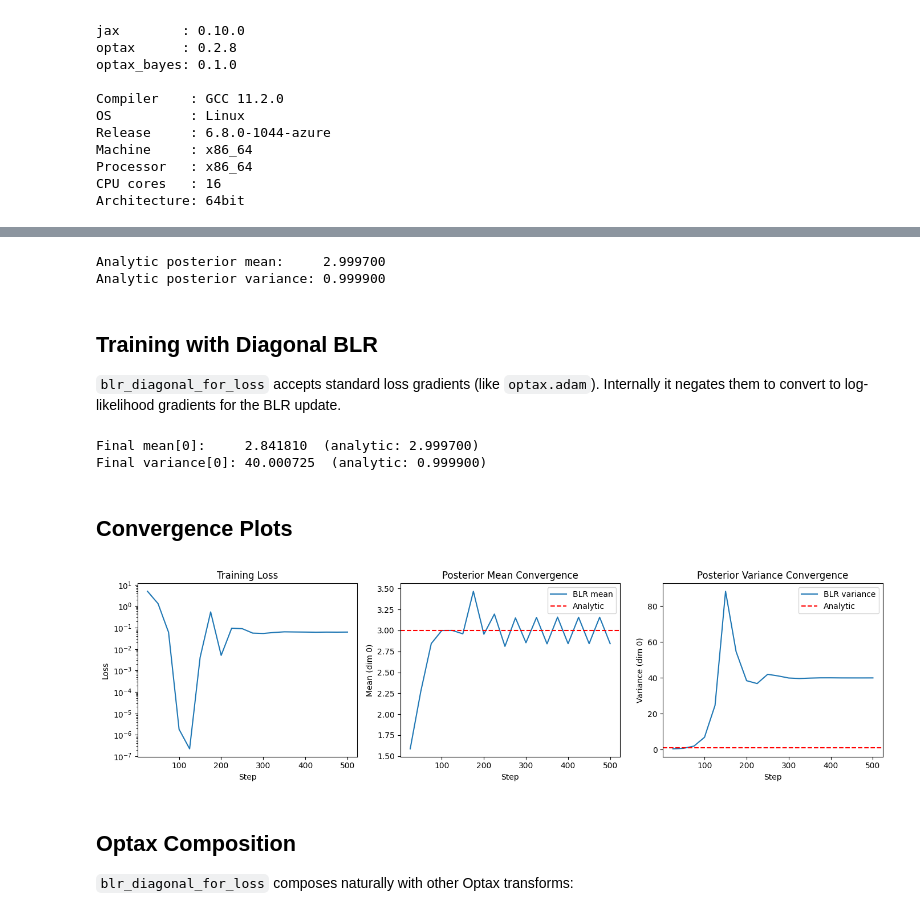
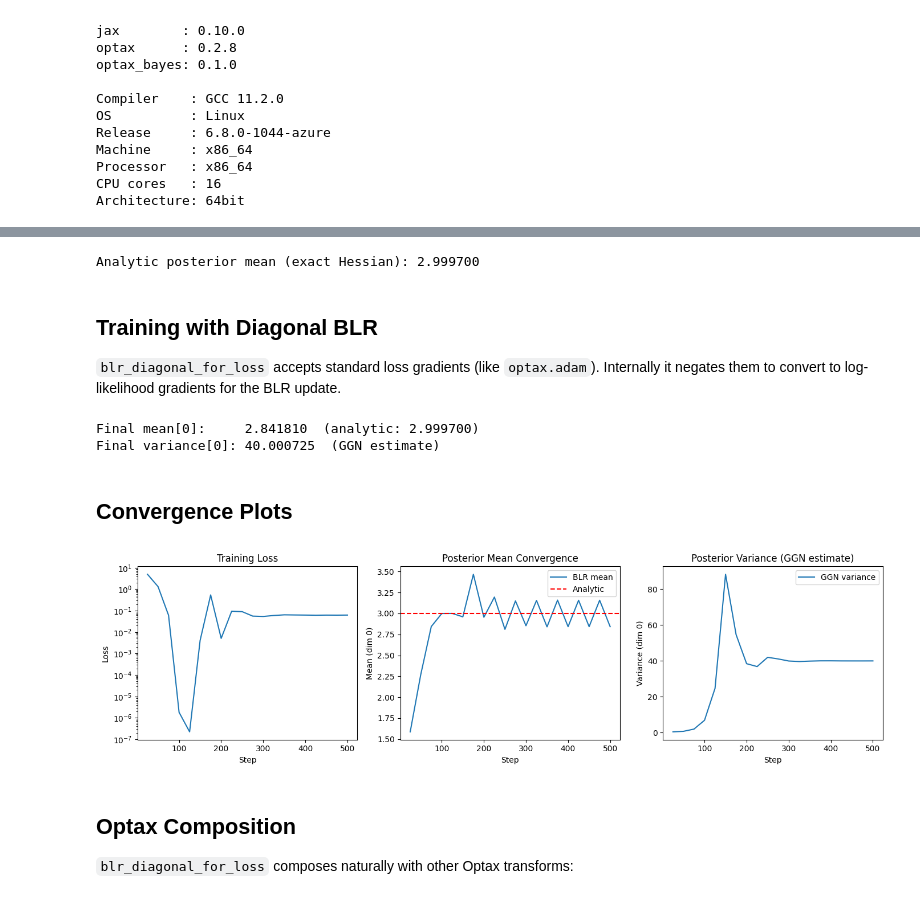
Before and after one commit to jejjohnson/optax_bayes, a Jupyter notebook: docs/notebooks/diagonal_blr_walkthrough.ipynb, the cells around one changed output, grey strips where cells are left out. Drawn from its saved outputs; the diff is of its cells as text; code cells hidden in the pictures.

```diff
--- a/docs/notebooks/diagonal_blr_walkthrough.ipynb
+++ b/docs/notebooks/diagonal_blr_walkthrough.ipynb
@@ -93,18 +93,16 @@ d = 5
 theta_star = jnp.ones(d) * 3.0
 s0 = 1e-4
 
+# Analytic fixed-point assuming the exact Hessian (H = -I).
 analytic_m = theta_star / (1 + s0)
-analytic_v = 1.0 / (1.0 + s0)
 
-print(f"Analytic posterior mean:     {analytic_m[0]:.6f}")
-print(f"Analytic posterior variance: {analytic_v:.6f}")
+print(f"Analytic posterior mean (exact Hessian): {analytic_m[0]:.6f}")
 
 
 def loss_fn(theta):
     return 0.5 * jnp.sum((theta - theta_star) ** 2)
 # %% [output]
-Analytic posterior mean:     2.999700
-Analytic posterior variance: 0.999900
+Analytic posterior mean (exact Hessian): 2.999700
 # %% [markdown]
 ## Training with Diagonal BLR
 
@@ -132,38 +130,37 @@ for i in range(500):
 # Final posterior
 m_final, v_final = get_posterior_diagonal(state)
 print(f"Final mean[0]:     {m_final[0]:.6f}  (analytic: {analytic_m[0]:.6f})")
-print(f"Final variance[0]: {v_final[0]:.6f}  (analytic: {analytic_v:.6f})")
+print(f"Final variance[0]: {v_final[0]:.6f}  (GGN estimate)")
 # %% [output]
 Final mean[0]:     2.841810  (analytic: 2.999700)
-Final variance[0]: 40.000725  (analytic: 0.999900)
+Final variance[0]: 40.000725  (GGN estimate)
 # %% [markdown]
 ## Convergence Plots
 # %%
 fig, axes = plt.subplots(1, 3, figsize=(14, 4))
 
 axes[0].semilogy(history["step"], history["loss"])
 axes[0].set_xlabel("Step")
 axes[0].set_ylabel("Loss")
 axes[0].set_title("Training Loss")
 
 axes[1].plot(history["step"], history["mean_0"], label="BLR mean")
 axes[1].axhline(analytic_m[0], color="r", linestyle="--", label="Analytic")
 axes[1].set_xlabel("Step")
 axes[1].set_ylabel("Mean (dim 0)")
 axes[1].set_title("Posterior Mean Convergence")
 axes[1].legend()
 
-axes[2].plot(history["step"], history["var_0"], label="BLR variance")
-axes[2].axhline(analytic_v, color="r", linestyle="--", label="Analytic")
+axes[2].plot(history["step"], history["var_0"], label="GGN variance")
 axes[2].set_xlabel("Step")
 axes[2].set_ylabel("Variance (dim 0)")
-axes[2].set_title("Posterior Variance Convergence")
+axes[2].set_title("Posterior Variance (GGN estimate)")
 axes[2].legend()
 
 plt.tight_layout()
 plt.show()
 # %% [output]
-[figure, old version]
+[figure, new version]
 # %% [markdown]
 ## Optax Composition
 
```
Also changed, not shown: parts of 2 cells of this notebook, 12 other files.
